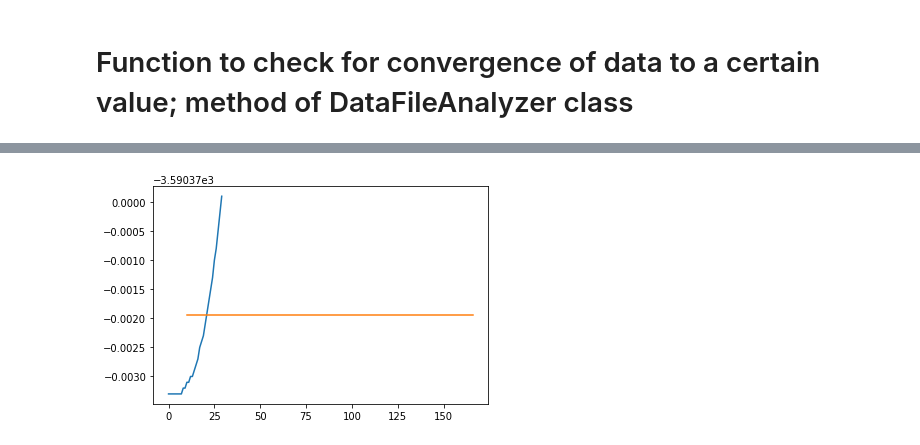
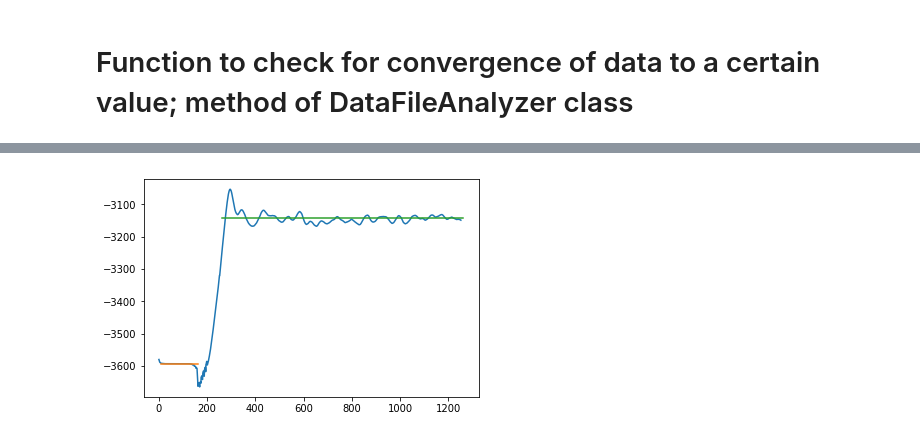
Before and after one commit to CesarLema123/RIPS, a Jupyter notebook: intEnergy/Untitled.ipynb, the cells around one changed output, grey strips where cells are left out. Drawn from its saved outputs; the diff is of its cells as text; code cells hidden in the pictures.

```diff
--- a/intEnergy/Untitled.ipynb
+++ b/intEnergy/Untitled.ipynb
@@ -403,7 +403,7 @@ print(b)
 
         #how to decide maxError?, minRange?
 
-    def getConstValueList2(df,columnLabel,timestepInterval=10,maxError=.5,minRange=50):
+    def getConstValueList2(df,columnLabel,timestepInterval=10,maxError=1,minRange=50):
         #thermo data is outputedevrey timestepInterval
 
         yData = np.array(df[columnLabel].tolist()).astype(float)   # GET COLUMN DATA AS TARGET NDARRAY
@@ -417,24 +417,26 @@ print(b)
 
         constValueRanges= []
 
-        lowRange = -1    # -1 mean var is not set
-        uppRange = -1
+        lowRange, uppRange = -1, -1    # -1 means var is not set
+
 
         for ind in range(yGGradient.shape[0]):
-            #print(ind,' ',yGGradient[ind], " low: ",lowRange," upp: ",uppRange)
+            #print(ind,' ',yGGradient[ind], " low: ",lowRange," upp: ",uppRange,' cond: ',(uppRange == -1) and abs(yGradient[ind]) < maxError)
             if lowRange != -1 and abs(yGGradient[ind]) < maxError:  # if lowRange is set, then can set uppRnge
                 uppRange = ind
                 if ind == (yGGradient.shape[0]-1):
                     constValueRanges.append([lowRange,uppRange])
-
-            elif lowRange != -1 and uppRange != -1 and (uppRange-lowRange) > minRange:
-                #print(ind,' ',yGGradient[ind], " low: ",lowRange," upp: ",uppRange)
-                constValueRanges.append([lowRange,uppRange])
+            elif lowRange != -1 and uppRange != -1:
+                if abs(uppRange-lowRange) > minRange:
+                    #print(ind,' ',yGradient[ind], " low: ",lowRange," upp: ",uppRange)
+                    constValueRanges.append([lowRange,uppRange])
                 lowRange = -1
                 uppRange = -1
 
-            if uppRange == -1 and abs(yGGradient[ind]) < maxError: # if uppRange is not set then can set lowRange
+
+            if (uppRange == -1):       # if uppRange is not set then can set lowRange
                 lowRange = ind
+
         print(constValueRanges)
         return constValueRanges
 
@@ -446,0 +501,16 @@ lst = getConstValueList2(df,'TotEng')
+# %%
+lst = getConstValueList3(df,'TotEng')
+
+'''
+yData = np.array(df['TotEng'].tolist()).astype(float)[10:]
+
+subData = []
+for rang in lst:
+    subData.append(yData[rang[0]:rang[1]+1])
+
+for subD in subData:
+    abc = getConstValueList2(pd.DataFrame(subD,columns=['ySubData']),'ySubData')
+    #dftest = pd.DataFrame(subD,columns=['ySubData'])
+    #print(dftest['ySubData'])
+    print()
+'''
@@ -447,11 +521,12 @@ lst = getConstValueList2(df,'TotEng')
 # %%
-yData = np.array(df['TotEng'].tolist()).astype(float)[50:80]   # GET COLUMN DATA AS TARGET NDARRAY
+yData = np.array(df['TotEng'].tolist()).astype(float)[10:]   # GET COLUMN DATA AS TARGET NDARRAY
 plt.plot(yData)
 
+#lst.append([11,146])
 
 for rang in lst:
     y=np.ones(rang[1]-rang[0]+1)*np.mean(yData[rang[0]:rang[1]])
     plt.plot(np.arange(rang[0],rang[1]+1),y)
     #print(y)
 # %% [output]
-[figure, old version]
+[figure, new version]
```
Also changed, not shown: parts of 9 cells of this notebook, 6 other files.
